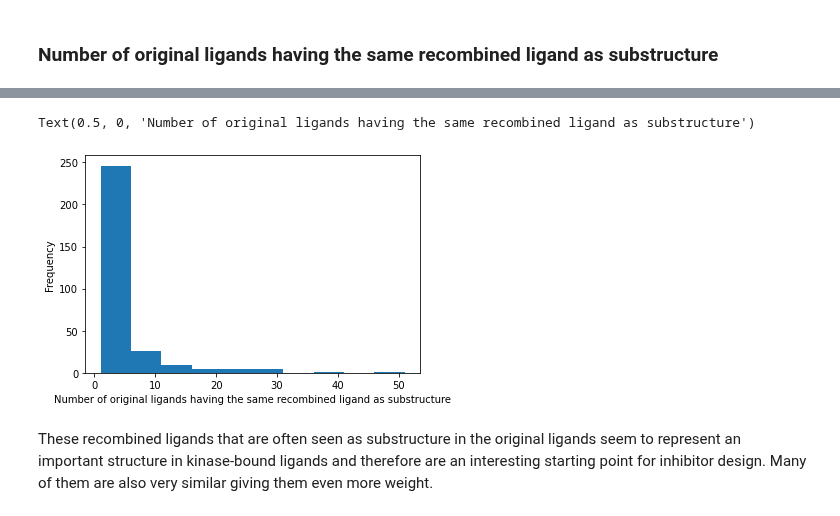
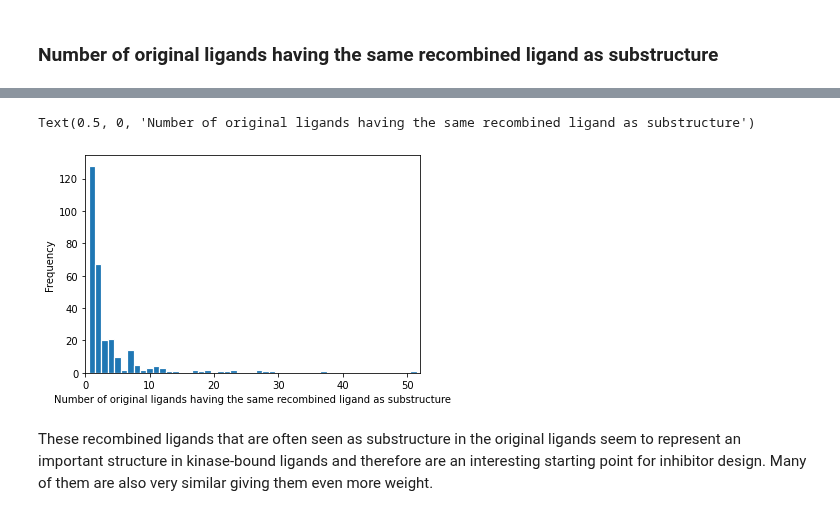
Before and after one commit to volkamerlab/KinFragLib, a Jupyter notebook: notebooks/4_3_combinatorial_library_comparison_klifs.ipynb, the cells around one changed output, grey strips where cells are left out. Cells and saved outputs as stored; diff of their text form; code cells hidden in the pictures.

Commit message:
(4_3) Prettify histogram

```diff
--- a/notebooks/4_3_combinatorial_library_comparison_klifs.ipynb
+++ b/notebooks/4_3_combinatorial_library_comparison_klifs.ipynb
@@ -226,9 +247,15 @@ recombined_in_original_size = substructure_details.groupby('recombined_ligand_in
 # %%
-ax = recombined_in_original_size.plot(kind='hist')
+ax = recombined_in_original_size.plot(
+    kind='hist',
+    bins=np.arange(recombined_in_original_size.max() + 2) - 0.5,
+    edgecolor='white',
+    linewidth=1.2,
+    xlim=[0, recombined_in_original_size.max() + 1]
+)
 ax.set_xlabel('Number of original ligands having the same recombined ligand as substructure')
 # %% [output]
 Text(0.5, 0, 'Number of original ligands having the same recombined ligand as substructure')
-[figure, old version]
+[figure, new version]
 # %% [markdown]
 These recombined ligands that are often seen as substructure in the original ligands seem to represent an important structure in kinase-bound ligands and therefore are an interesting starting point for inhibitor design. Many of them are also very similar giving them even more weight.
 # %% [markdown]
```
Also changed, not shown: parts of 6 cells of this notebook.
